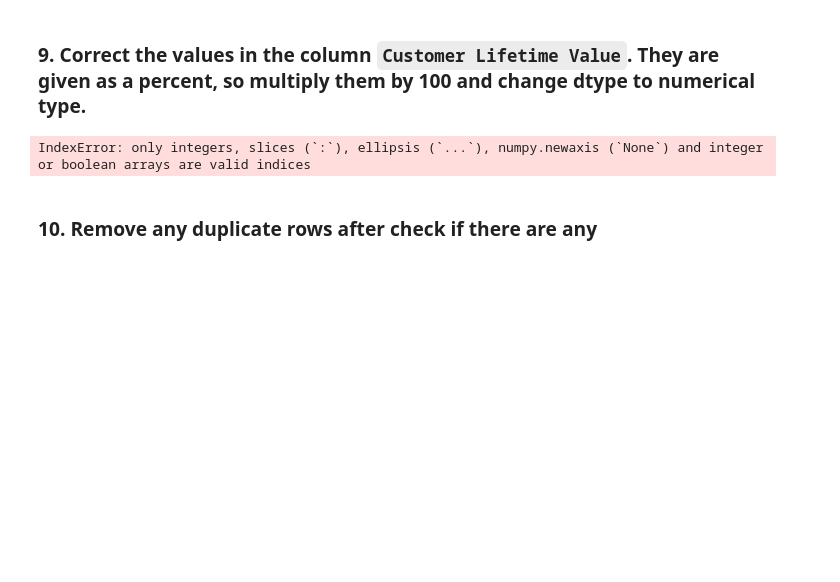
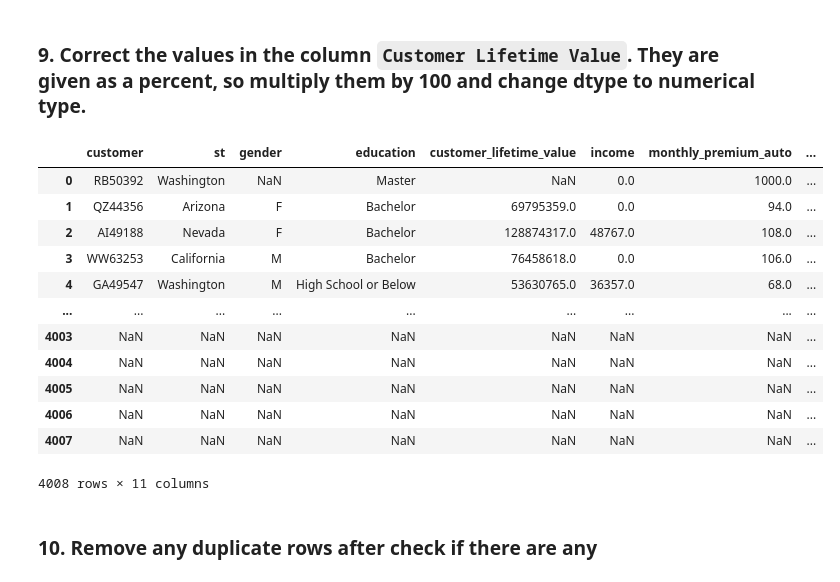
Before and after one commit to Ironhack-Data-0621-Remote/lab-intro-to-pandas, a Jupyter notebook: Solutions.ipynb, the cells around one changed output. Saved outputs shown, nothing was run; the diff lists cells and outputs as text; code cells hidden in the pictures; blank space fills up the shorter version.

```diff
--- a/Solutions.ipynb
+++ b/Solutions.ipynb
@@ -490,11 +483,32 @@ data
 ### 9. Correct the values in the column `Customer Lifetime Value`. They are given as a percent, so multiply them by 100 and change dtype to numerical type.
 # %%
 #removing '%' in df1 and df2
-data.columns['customer_lifetime_value'].replace('%' , '')
-
-data
+df1['customer_lifetime_value'] = df1['customer_lifetime_value'].str.replace('%' , '')
-# %% [output]
-IndexError: only integers, slices (`:`), ellipsis (`...`), numpy.newaxis (`None`) and integer or boolean arrays are valid indices
+# %%
+#changing string to numerical data
+df1['customer_lifetime_value'] = pd.to_numeric(df1['customer_lifetime_value']) #no need to add errors='coerce'
+
+#multiplying by 100
+df1['customer_lifetime_value'] = 100 * df1['customer_lifetime_value']
+
+df1
+
+#this should have been done with df1 and df2 before concatenating all three dataframes
+#looking at the size of the numbers in df3 it seems to make more sense to divide df1 and df2 by 100 (instead of multiplying them by 100)
+# %% [output]
+|  | customer | st | gender | education | customer_lifetime_value | income | monthly_premium_auto | ... |
+| 0 | RB50392 | Washington | NaN | Master | NaN | 0.0 | 1000.0 | ... |
+| 1 | QZ44356 | Arizona | F | Bachelor | 69795359.0 | 0.0 | 94.0 | ... |
+| 2 | AI49188 | Nevada | F | Bachelor | 128874317.0 | 48767.0 | 108.0 | ... |
+| 3 | WW63253 | California | M | Bachelor | 76458618.0 | 0.0 | 106.0 | ... |
+| 4 | GA49547 | Washington | M | High School or Below | 53630765.0 | 36357.0 | 68.0 | ... |
+| ... | ... | ... | ... | ... | ... | ... | ... | ... |
+| 4003 | NaN | NaN | NaN | NaN | NaN | NaN | NaN | ... |
+| 4004 | NaN | NaN | NaN | NaN | NaN | NaN | NaN | ... |
+| 4005 | NaN | NaN | NaN | NaN | NaN | NaN | NaN | ... |
+| 4006 | NaN | NaN | NaN | NaN | NaN | NaN | NaN | ... |
+| 4007 | NaN | NaN | NaN | NaN | NaN | NaN | NaN | ... |
+4008 rows × 11 columns
 # %% [markdown]
 ### 10. Remove any duplicate rows after check if there are any
 # %%
```
Also changed, not shown: parts of 3 cells of this notebook.
